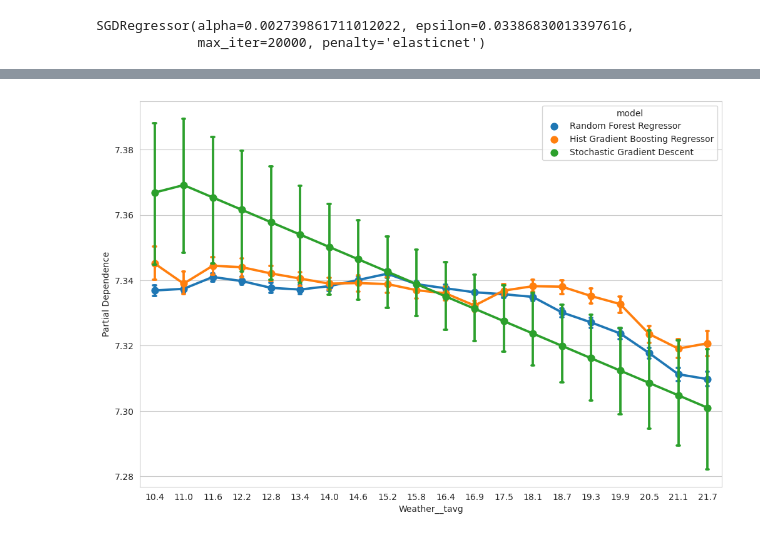
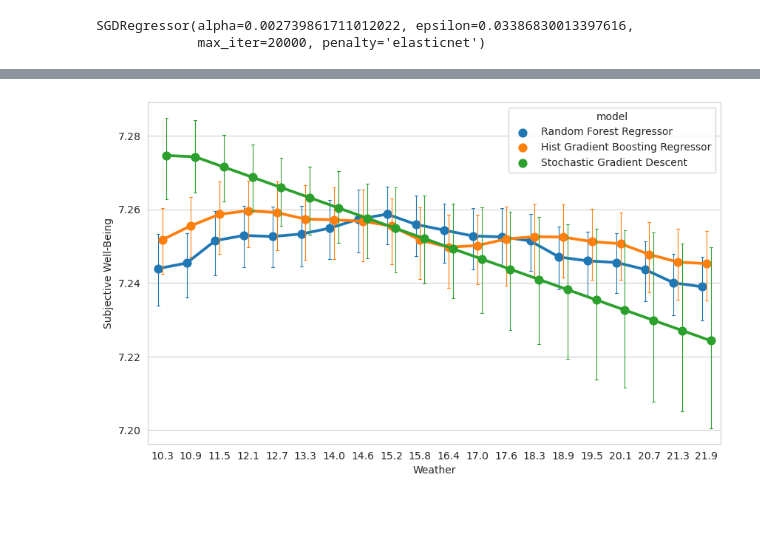
Before and after one commit to marcosousapoza/bachelor_thesis, a Jupyter notebook: effect_weather.ipynb, the cells around one changed output, grey strips where cells are left out. Saved outputs shown, nothing was run; the diff lists cells and outputs as text; code cells hidden in the pictures.

```diff
--- a/effect_weather.ipynb
+++ b/effect_weather.ipynb
@@ -168,11 +167,6 @@ y = X.pop('target')
 print(f'There are {X.shape[0]} rows remaining in the data.')
 # %% [output]
 There are 50422 rows remaining in the data.
-# %%
-
-from sklearn.model_selection import train_test_split
-
-X_train, X_test, y_train, y_test = train_test_split(X, y, test_size=0.33)
 # %%
 from sklearn.model_selection import StratifiedKFold
 
@@ -253,7 +252,7 @@ rf_best_param = {
     'min_samples_split': 30
 }
 rf.set_params(**rf_best_param)
-rf.fit(X_train, y_train)
+rf.fit(X, y)
 
 hb_best_param = {
     'l2_regularization':0.0177290899656223,
@@ -262,7 +261,7 @@ hb_best_param = {
     'min_samples_leaf':30
 }
 hb.set_params(**hb_best_param)
-hb.fit(X_train, y_train)
+hb.fit(X, y)
 
 sgd_best_param = {
     'alpha':0.002739861711012022,
@@ -271,7 +270,7 @@ sgd_best_param = {
     'penalty':'elasticnet'
 }
 sgd.set_params(**sgd_best_param)
-sgd.fit(X_train, y_train)
+sgd.fit(X, y)
 # %% [output]
 SGDRegressor(alpha=0.002739861711012022, epsilon=0.03386830013397616,
              max_iter=20000, penalty='elasticnet')
@@ -359,30 +338,27 @@ score_result_df.to_csv(f"{base_path}/tables/score_results.csv", index=False)
 importance_df.to_csv(f"{base_path}/tables/importance_results.csv", index=False)
 # %%
 from sklearn.inspection import partial_dependence
-from sklearn.model_selection import StratifiedKFold
-
-n_splits = 10
-#custom_cv = StratifiedBootstrapSampler(n_bootstraps=n_splits, n_sample_train=40_000, n_sample_test=30_000, n_test=0.33)
-custom_cv = StratifiedKFold(n_splits=n_splits, shuffle=True)
 
 # Create an empty list to store the results
 df_results = pd.DataFrame(columns=["model_name", "feature_value", "partial_dependence"])
-all_values = []
-#features = [(v, 'Weather__tavg') for v in X_train.columns if v != 'Weather__tavg']
+
+# compute interaction between Health_pca0 and Weather_tavg
+n_splits = 10
+custom_cv = StratifiedKFold(n_splits=n_splits, shuffle=True)
 
 # Iterate over the bootstraps
 for train_idx, test_idx in tqdm(custom_cv.split(X_train, y_train), total=n_splits):
     # Get train part of bootstrap
-    X_train_b = X_train.iloc[train_idx]
-    y_train_b = y_train.iloc[train_idx]
-    X_test_b = X_train.iloc[test_idx]
-    y_test_b = y_train.iloc[test_idx]
+    X_train = X.iloc[train_idx]
+    y_train = y.iloc[train_idx]
+    X_test = X.iloc[test_idx]
+    y_test = y.iloc[test_idx]
 
     for name, model, _ in models:
         # Fit the model
-        model.fit(X_train_b, y_train_b)
+        model.fit(X_train, y_train)
         # Compute the partial dependence
-        results = partial_dependence(model, X_train_b, 'Weather__tavg', kind='average', method='brute', grid_resolution=20)
+        results = partial_dependence(model, X_test, 'Weather__tavg', kind='average', method='brute', grid_resolution=20)
         # Add each result to the list
         df_temp = pd.DataFrame({"model": name,
                                 "average": results['average'].squeeze(),
@@ -392,27 +368,27 @@ for train_idx, test_idx in tqdm(custom_cv.split(X_train, y_train), total=n_split
 # %%
 # Define number of bins
 num_bins = 20
 
 # Define bin edges
 bin_edges = np.linspace(df_results['values'].min(), df_results['values'].max(), num_bins + 1)
 
 # Create a new column 'bin' that assigns each 'values' entry to a bin
 df_results['bin'] = pd.cut(df_results['values'], bins=bin_edges)
 
 # Assign bin centers to 'bin_center' column
 df_results['bin_center'] = df_results['bin'].apply(lambda x: x.mid)
 
 temp = np.zeros((df_results.shape[0], 5)) # 5 weather variables
 temp[:, -1] = df_results['bin_center'].values
 bin_center_transformed = transformer.named_transformers_['Weather'].inverse_transform(temp)[:,-1]
 
 df_results['bin_center'] = np.round(bin_center_transformed, 1)
 
 # Plot with seaborn pointplot for each model
-plt.figure(figsize=(12, 8))
-sns.pointplot(data=df_results, x='bin_center', y='average', hue='model', join=True, capsize=.1)
-plt.xlabel('Weather__tavg')
-plt.ylabel('Partial Dependence')
+plt.figure(figsize=(10, 6))
+sns.pointplot(data=df_results, x='bin_center', y='average', hue='model', join=True, capsize=.1, dodge=0.3, errwidth=0.8)
+plt.xlabel('Weather')
+plt.ylabel('Subjective Well-Being')
 plt.savefig(f'{base_path}/effect_temperature.pdf', dpi=300)
 # %% [output]
-[figure, old version]
+[figure, new version]
```
Also changed, not shown: parts of 4 cells of this notebook, 3 other files.
